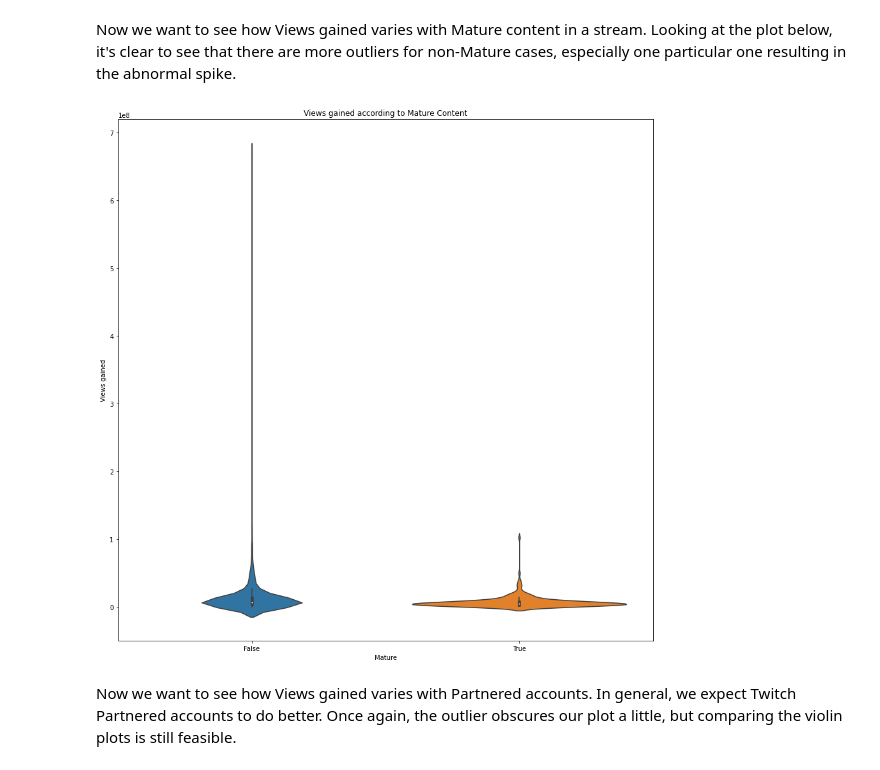
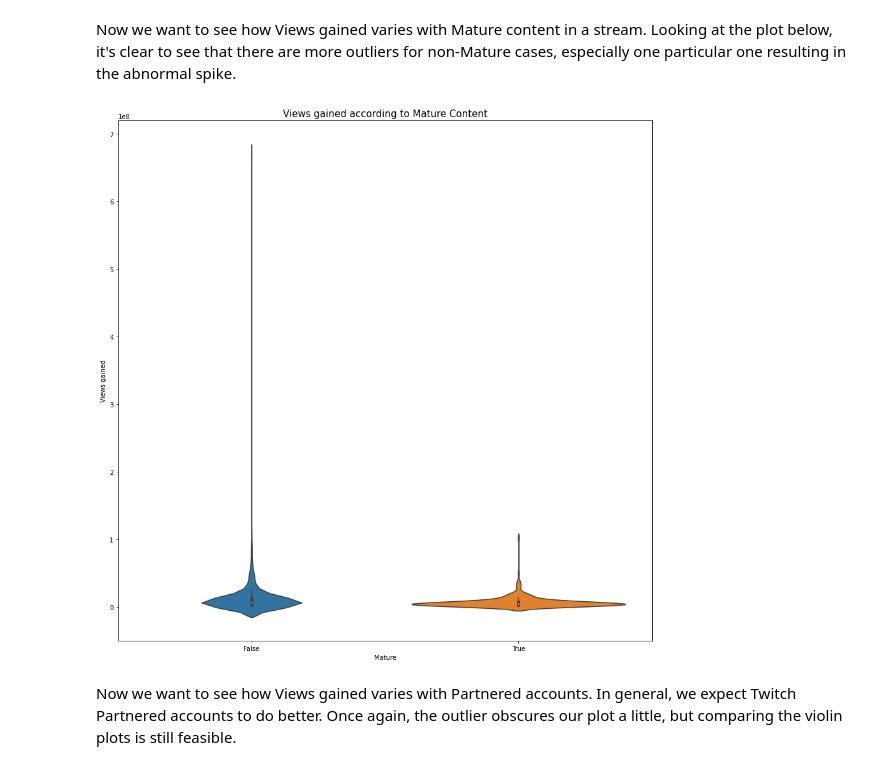
Before and after one commit to RitwikN7/twitch-EDA, a Jupyter notebook: twitchEDA.ipynb, the cells around one changed output. Saved outputs shown, nothing was run; the diff lists cells and outputs as text; code cells hidden in the pictures.

```diff
--- a/twitchEDA.ipynb
+++ b/twitchEDA.ipynb
@@ -162,11 +163,11 @@ Now we want to see how Views gained varies with Mature content in a stream. Look
 # %%
 plt.figure(figsize=(15,15))
 df = df.explode('Views gained')
 sns.violinplot(data=df, x="Mature", y="Views gained")
-plt.title("Views gained according to Mature Content")
+plt.title("Views gained according to Mature Content", fontsize=15)
 plt.show()
 # %% [output]
-[figure, old version]
+[figure, new version]
 # %% [markdown]
 Now we want to see how Views gained varies with Partnered accounts. In general, we expect Twitch Partnered accounts to do better. Once again, the outlier obscures our plot a little, but comparing the violin plots is still feasible.
 # %%
```
Also changed, not shown: parts of 7 cells of this notebook.
